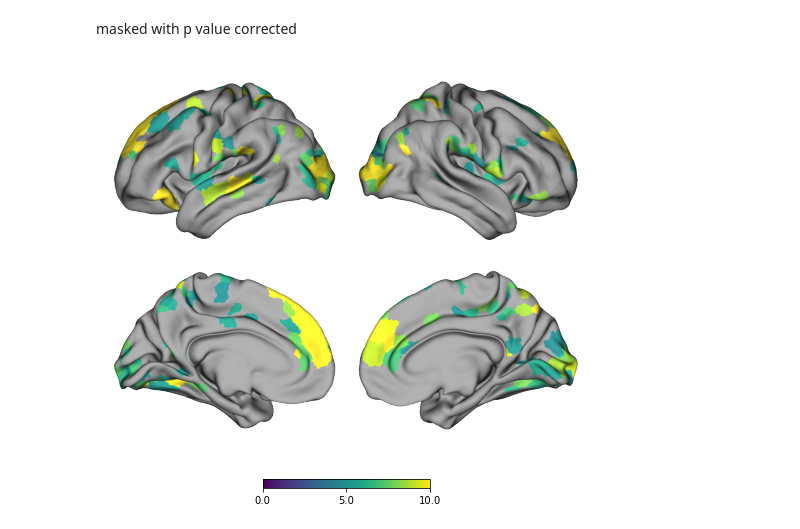
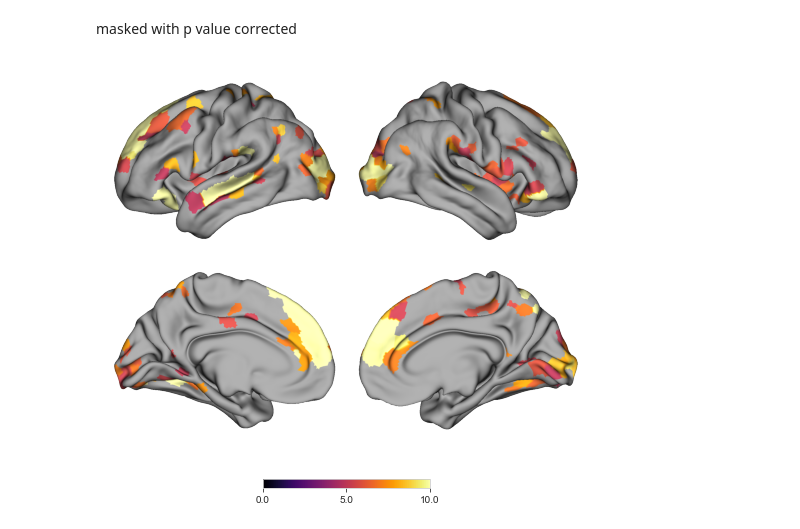
Before and after one commit to qniksefat/gradient-notebooks, a Jupyter notebook: large-manifold-nbs/3-stats.ipynb, the cells around one changed output. Drawn from its saved outputs; the diff is of its cells as text; code cells hidden in the pictures.

```diff
--- a/large-manifold-nbs/3-stats.ipynb
+++ b/large-manifold-nbs/3-stats.ipynb
@@ -149,3 +284,7 @@ _, dfa['p-corr'] = pg.multicomp(dfa['p-unc'], method='fdr_bh')
+# %%
+# save and read dfa
+# dfa.to_csv('data/dfa.csv')
+dfa = pd.read_csv('data/dfa.csv', index_col=[0,1,2])
 # %%
 _, ax = plt.subplots(ncols=2, figsize=(10,4))
 dfa['p-unc'].hist(bins=100, ax=ax[0]) # uncorrected p value
@@ -172,10 +315,14 @@ _ = p.build()
 masked with p value corrected
 # %%
 data = dfa.loc[region_names]
-data = data.apply(lambda r: r['F'] if r['p-corr'] < 0.05 else None, axis=1).values
-data = map_to_labels(data, vertices, mask=(vertices != 0))
+data1 = data.apply(lambda r: r['F'] if r['p-corr'] < 0.05 else None, axis=1).values
+data1 = map_to_labels(data1, vertices, mask=(vertices != 0))
 p = Plot(surf_lh=l_hemi, surf_rh=r_hemi, layout='grid', size=(900, 700))
-p.add_layer(data, cbar=True, cmap='viridis', color_range=(0, 10))
-_ = p.build()
+p.add_layer(data1, cbar=True, cmap='inferno', color_range=(0, 10))
+# data2 = data['p-corr'].apply(lambda r: True if r < 0.05 else False).values
+# data2 = map_to_labels(data2, vertices, mask=(vertices != 0))
+# p.add_layer(data2, cbar=False, as_outline=True)
+figure = p.build()
+figure.savefig('anova cut.png', dpi=300)
 # %% [output]
-[figure, old version]
+[figure, new version]
```
Also changed, not shown: parts of 53 cells of this notebook, 1 other file.
